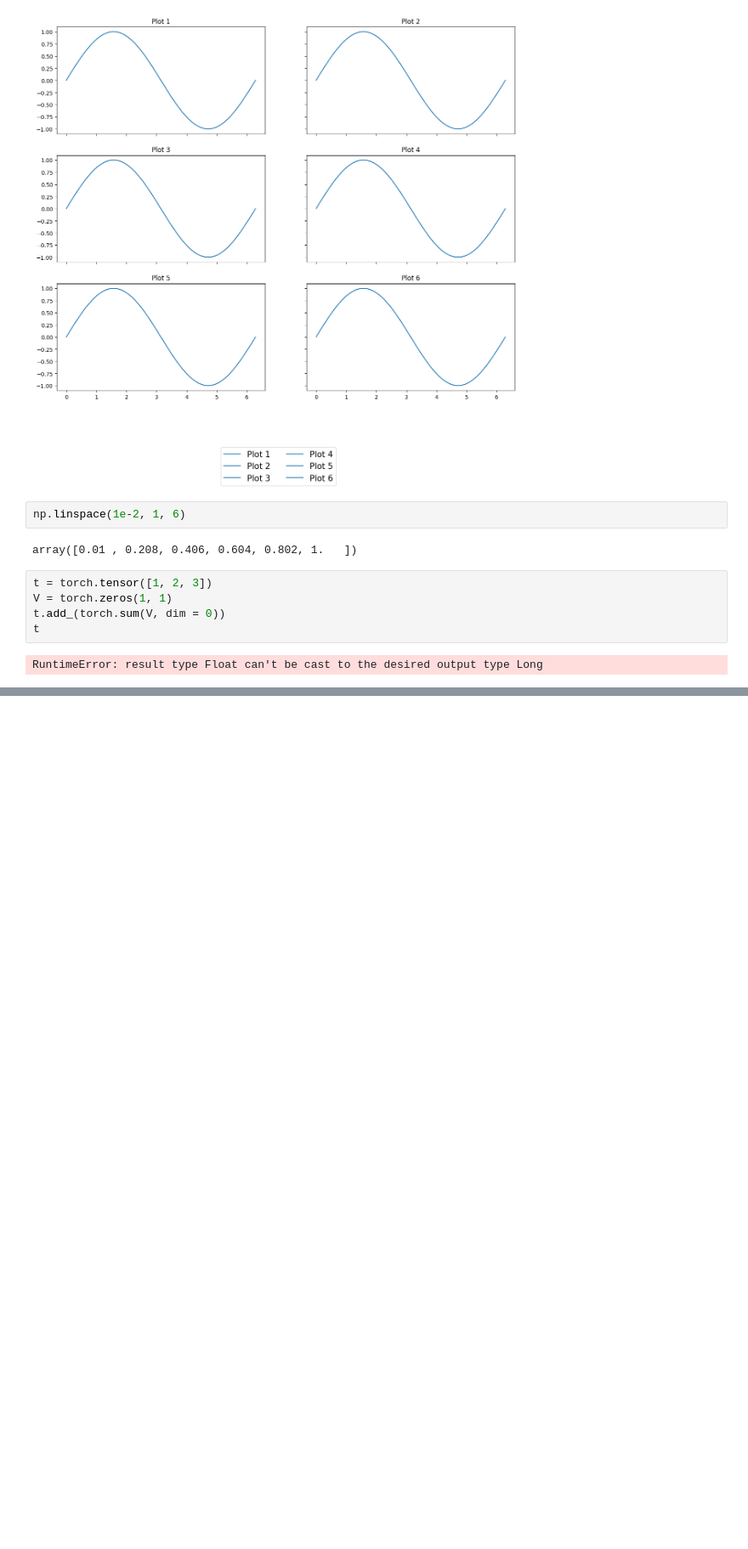
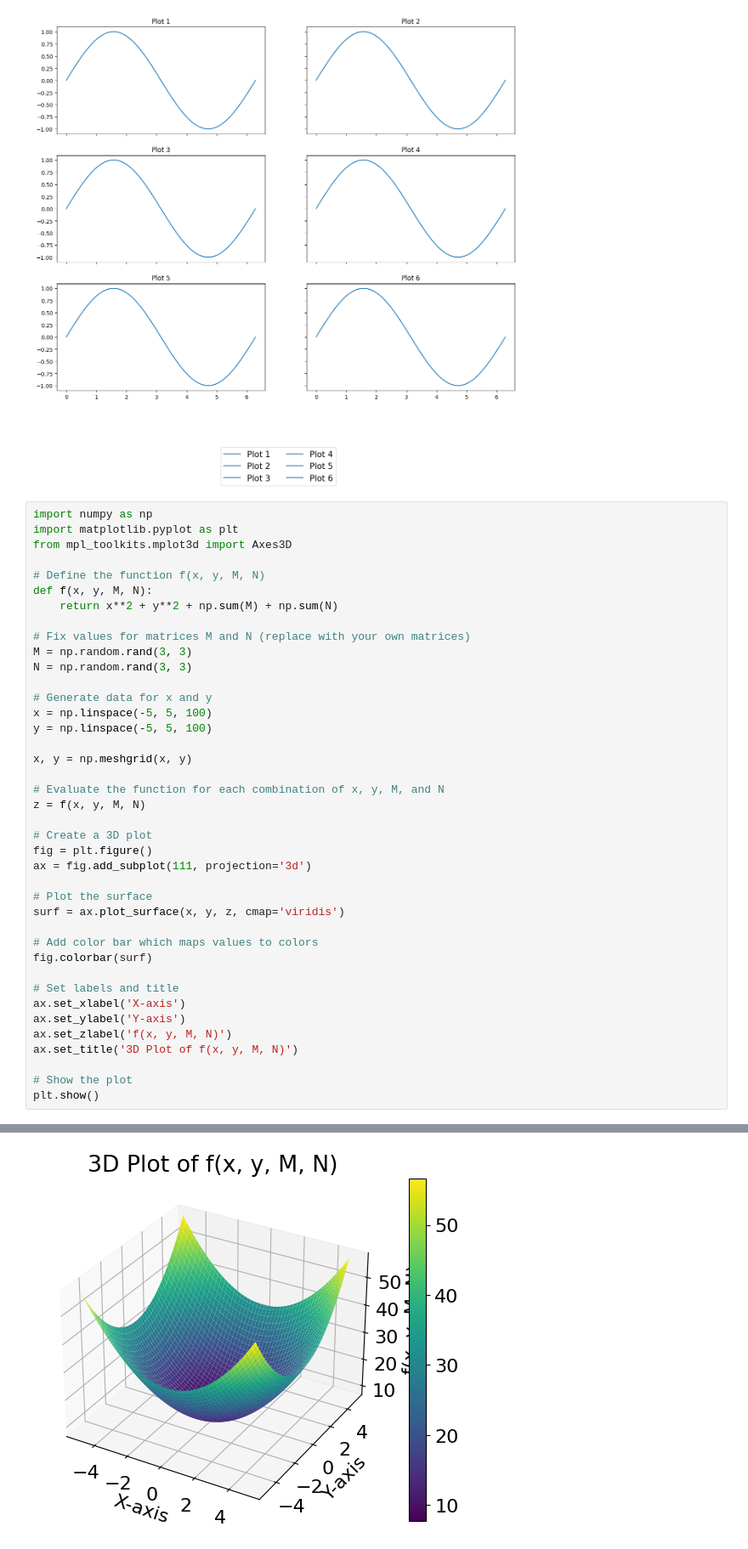
Before and after one commit to elfirdoussilab1/DECOR, a Jupyter notebook: test.ipynb, the cells around one changed output, grey strips where cells are left out. Shown: that part at 85% size. Cells and saved outputs as stored; diff of their text form; blank space fills up the shorter version.

```diff
--- a/test.ipynb
+++ b/test.ipynb
@@ -411,14 +438,44 @@ fig.savefig('test.png', bbox_inches='tight')
 plt.show()
 # %% [output]
 [figure]
-# %%
-np.linspace(1e-2, 1, 6)
-# %% [output]
-array([0.01 , 0.208, 0.406, 0.604, 0.802, 1.   ])
-# %%
-t = torch.tensor([1, 2, 3])
-V = torch.zeros(1, 1)
-t.add_(torch.sum(V, dim = 0))
-t
-# %% [output]
-RuntimeError: result type Float can't be cast to the desired output type Long
+# %%
+import numpy as np
+import matplotlib.pyplot as plt
+from mpl_toolkits.mplot3d import Axes3D
+
+# Define the function f(x, y, M, N)
+def f(x, y, M, N):
+    return x**2 + y**2 + np.sum(M) + np.sum(N)
+
+# Fix values for matrices M and N (replace with your own matrices)
+M = np.random.rand(3, 3)
+N = np.random.rand(3, 3)
+
+# Generate data for x and y
+x = np.linspace(-5, 5, 100)
+y = np.linspace(-5, 5, 100)
+
+x, y = np.meshgrid(x, y)
+
+# Evaluate the function for each combination of x, y, M, and N
+z = f(x, y, M, N)
+
+# Create a 3D plot
+fig = plt.figure()
+ax = fig.add_subplot(111, projection='3d')
+
+# Plot the surface
+surf = ax.plot_surface(x, y, z, cmap='viridis')
+
+# Add color bar which maps values to colors
+fig.colorbar(surf)
+
+# Set labels and title
+ax.set_xlabel('X-axis')
+ax.set_ylabel('Y-axis')
+ax.set_zlabel('f(x, y, M, N)')
+ax.set_title('3D Plot of f(x, y, M, N)')
+
+# Show the plot
+plt.show()
+# %% [output]
@@ -424,0 +499 @@ RuntimeError: result type Float can't be cast to the desired output type Long
+[figure, added]
```
Also changed, not shown: parts of 9 cells of this notebook, 4 other files.
